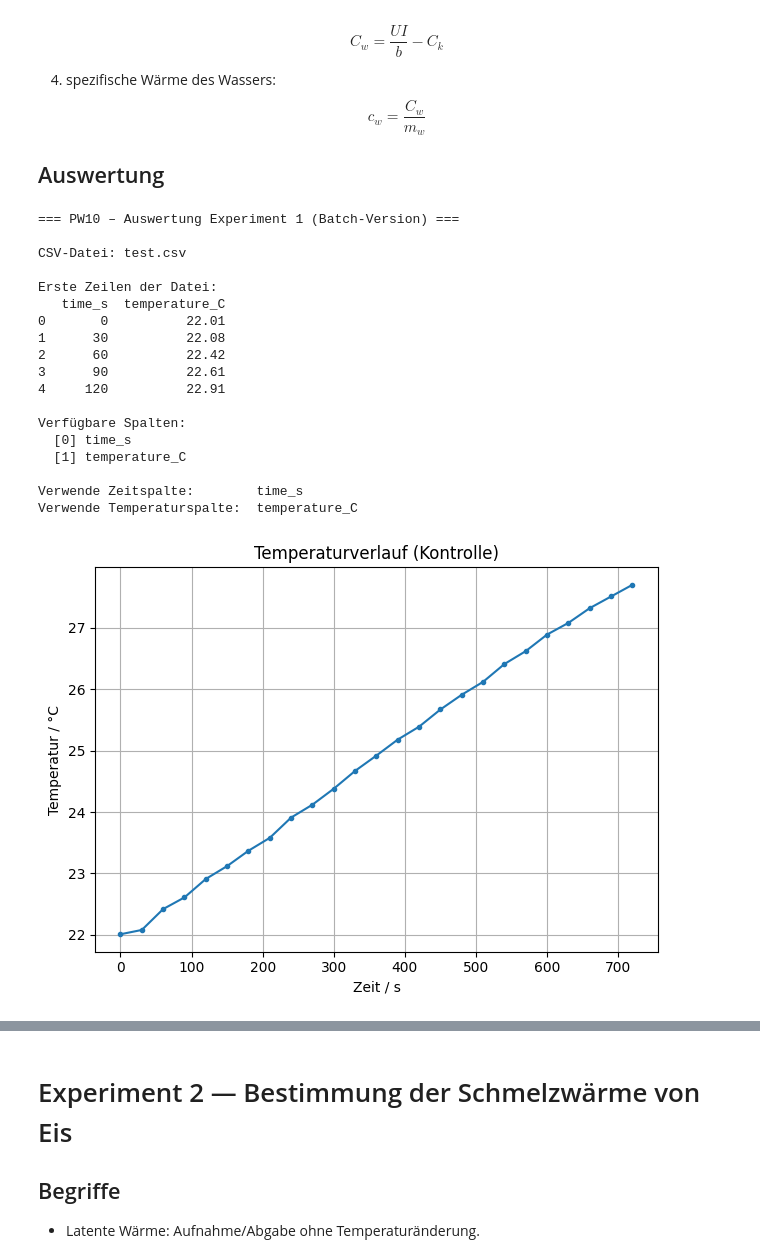
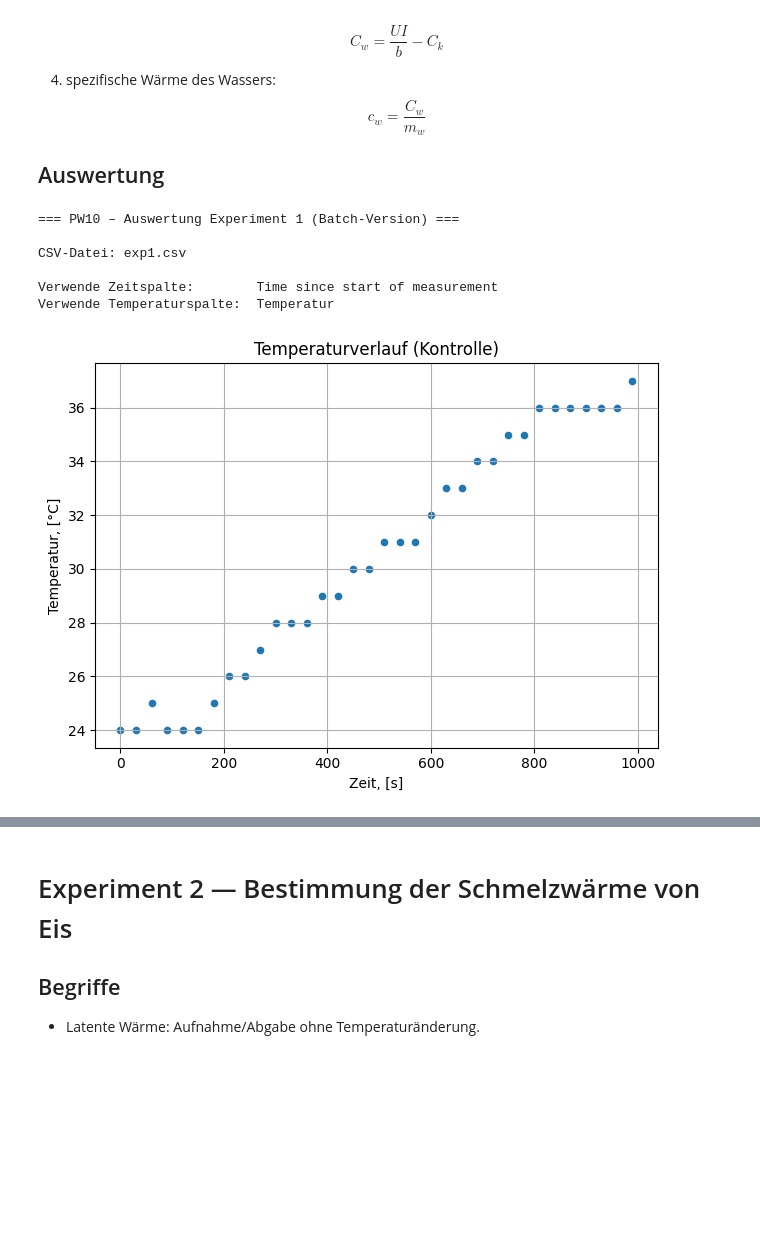
Before and after one commit to olegoniy/Lab, a Jupyter notebook: Lab10/Di01-PW10.ipynb, the cells around one changed output, grey strips where cells are left out. Saved outputs shown, nothing was run; the diff lists cells and outputs as text; code cells hidden in the pictures; blank space fills up the shorter version.

```diff
--- a/Lab10/Di01-PW10.ipynb
+++ b/Lab10/Di01-PW10.ipynb
@@ -106,25 +106,25 @@ from math import sqrt
 # ============================================================
 
 # Pfad zur CSV-Datei
-CSV_PATH = "test.csv"
+CSV_PATH = "exp1.csv"
 
 # Spalten für Zeit und Temperatur
 # Entweder Name der Spalte (String) ODER Index (int, 0-basiert)
-TIME_COL = "time_s"          # z.B. "time_s" oder 0
-TEMP_COL = "temperature_C"   # z.B. "temperature_C" oder 1
+TIME_COL = "Time since start of measurement"          # z.B. "time_s" oder 0
+TEMP_COL = "Temperatur"   # z.B. "temperature_C" oder 1
 
 # Fitbereich in Sekunden (nur dieser Bereich wird linear gefittet)
-T_FIT_MIN = 0.0      # in s
-T_FIT_MAX = 720.0    # in s
+T_FIT_MIN = 120.0      # in s
+T_FIT_MAX = 811.0    # in s
 
 # Elektrische Messgrößen (Anfang/Ende), werden gemittelt
-U1 = 5.90   # V, z.B. Anfang
-U2 = 5.95   # V, z.B. Ende
-I1 = 3.20   # A, z.B. Anfang
-I2 = 3.25   # A, z.B. Ende
+U1 = 6.16 # V, z.B. Anfang
+U2 = 6.19   # V, z.B. Ende
+I1 = 2.78   # A, z.B. Anfang
+I2 = 2.8  # A, z.B. Ende
 
 # Masse des Wassers
-M_W_G = 200.0        # in g
+M_W_G = 198.5      # in g
 # Wärmekapazität des Kalorimeters
 C_K = 135.0          # in J/K
 
@@ -144,58 +144,46 @@ except Exception as e:
     print("Versuche es mit 'sep=; decimal=,'.")
     df = pd.read_csv(CSV_PATH, sep=";", decimal=",", engine="python")
 
-print("\nErste Zeilen der Datei:")
+"""print("\nErste Zeilen der Datei:")
 print(df.head())
 print("\nVerfügbare Spalten:")
 for i, col in enumerate(df.columns):
-    print(f"  [{i}] {col}")
+    print(f"  [{i}] {col}")"""
 
 # Hilfsfunktion, um Spaltennamen aus Konfiguration zu interpretieren
 def get_column(col_spec, df):
     if isinstance(col_spec, int):
         return df.columns[col_spec]
     else:
         return col_spec
 
 time_col = get_column(TIME_COL, df)
 temp_col = get_column(TEMP_COL, df)
 
 print(f"\nVerwende Zeitspalte:        {time_col}")
 print(f"Verwende Temperaturspalte:  {temp_col}")
 
 t = df[time_col].values  # Zeit in s
 T = df[temp_col].values  # Temperatur in °C
 
 # ----------------- Plot zur Kontrolle ----------------- #
 
 plt.figure()
-plt.plot(t, T, marker=".", linestyle="-")
-plt.xlabel("Zeit / s")
-plt.ylabel("Temperatur / °C")
+plt.scatter(t, T, s=20)
+plt.xlabel("Zeit, [s]")
+plt.ylabel("Temperatur, [°C]")
 plt.title("Temperaturverlauf (Kontrolle)")
 plt.grid(True)
 plt.tight_layout()
 plt.show()
 # %% [output]
 === PW10 – Auswertung Experiment 1 (Batch-Version) ===
 
-CSV-Datei: test.csv
+CSV-Datei: exp1.csv
 
-Erste Zeilen der Datei:
-   time_s  temperature_C
-0       0          22.01
-1      30          22.08
-2      60          22.42
-3      90          22.61
-4     120          22.91
-
-Verfügbare Spalten:
-  [0] time_s
-  [1] temperature_C
-
-Verwende Zeitspalte:        time_s
-Verwende Temperaturspalte:  temperature_C
+Verwende Zeitspalte:        Time since start of measurement
+Verwende Temperaturspalte:  Temperatur
-[figure, old version]
+[figure, new version]
 # %%
 # ----------------- Fit-Bereich auswählen ----------------- #
 
```
Also changed, not shown: parts of 3 cells of this notebook, 2 other files.
